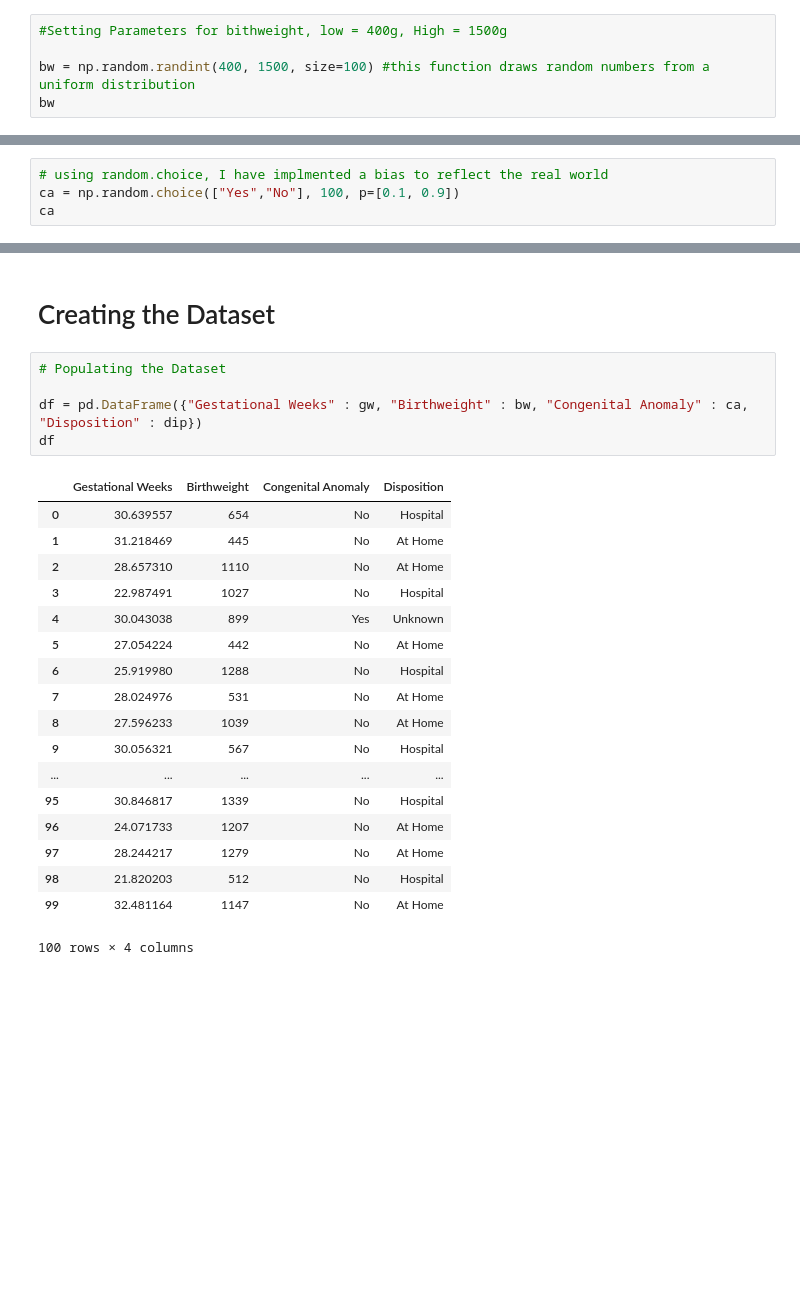
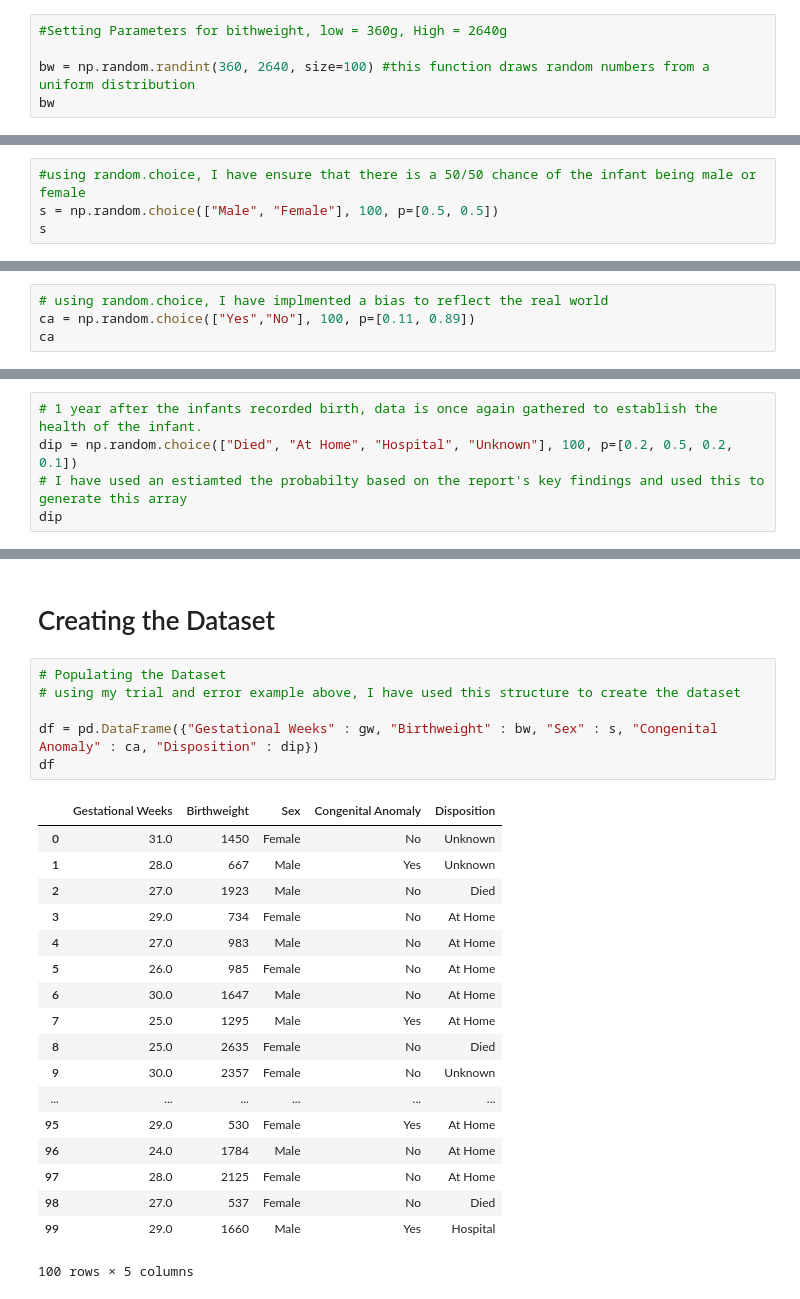
Before and after one commit to ClaireDrummond/Programming-Project-2018, a Jupyter notebook: Model and Synthesis data using Python.ipynb, the cells around one changed output, grey strips where cells are left out. Saved outputs shown, nothing was run; the diff lists cells and outputs as text; blank space fills up the shorter version.

Commit message:
finalised the creation of the dataset

```diff
--- a/Model and Synthesis data using Python.ipynb
+++ b/Model and Synthesis data using Python.ipynb
@@ -101,6 +92,6 @@ The birth weights of very low birth weight infants ranged from
 # %%
-#Setting Parameters for bithweight, low = 400g, High = 1500g
+#Setting Parameters for bithweight, low = 360g, High = 2640g
 
-bw = np.random.randint(400, 1500, size=100) #this function draws random numbers from a uniform distribution
+bw = np.random.randint(360, 2640, size=100) #this function draws random numbers from a uniform distribution
 bw
 # %% [output]
@@ -116,0 +112,4 @@ array([ 849,  795, 1280,  559,  810, 1180,  780,  666,  778,  605,  949,
+# %%
+#using random.choice, I have ensure that there is a 50/50 chance of the infant being male or female
+s = np.random.choice(["Male", "Female"], 100, p=[0.5, 0.5])
+s
@@ -120,5 +135,5 @@ About 9% of babies have a congenital anomaly.  Does the baby have a congenital a
 # %%
 # using random.choice, I have implmented a bias to reflect the real world
-ca = np.random.choice(["Yes","No"], 100, p=[0.1, 0.9])
+ca = np.random.choice(["Yes","No"], 100, p=[0.11, 0.89])
 ca
 # %% [output]
@@ -157,0 +152,5 @@ array(['Hospital', 'At Home', 'At Home', 'Hospital', 'Unknown', 'At Home',
+# %%
+# 1 year after the infants recorded birth, data is once again gathered to establish the health of the infant.
+dip = np.random.choice(["Died", "At Home", "Hospital", "Unknown"], 100, p=[0.2, 0.5, 0.2, 0.1])
+# I have used an estiamted the probabilty based on the report's key findings and used this to generate this array
+dip
@@ -159,25 +176,26 @@ array(['Hospital', 'At Home', 'At Home', 'Hospital', 'Unknown', 'At Home',
 # Creating the Dataset
 # %%
 # Populating the Dataset
+# using my trial and error example above, I have used this structure to create the dataset
 
-df = pd.DataFrame({"Gestational Weeks" : gw, "Birthweight" : bw, "Congenital Anomaly" : ca, "Disposition" : dip})
+df = pd.DataFrame({"Gestational Weeks" : gw, "Birthweight" : bw, "Sex" : s, "Congenital Anomaly" : ca, "Disposition" : dip})
 df
 # %% [output]
-|  | Gestational Weeks | Birthweight | Congenital Anomaly | Disposition |
-| 0 | 30.639557 | 654 | No | Hospital |
-| 1 | 31.218469 | 445 | No | At Home |
-| 2 | 28.657310 | 1110 | No | At Home |
-| 3 | 22.987491 | 1027 | No | Hospital |
-| 4 | 30.043038 | 899 | Yes | Unknown |
-| 5 | 27.054224 | 442 | No | At Home |
-| 6 | 25.919980 | 1288 | No | Hospital |
-| 7 | 28.024976 | 531 | No | At Home |
-| 8 | 27.596233 | 1039 | No | At Home |
-| 9 | 30.056321 | 567 | No | Hospital |
-| ... | ... | ... | ... | ... |
-| 95 | 30.846817 | 1339 | No | Hospital |
-| 96 | 24.071733 | 1207 | No | At Home |
-| 97 | 28.244217 | 1279 | No | At Home |
-| 98 | 21.820203 | 512 | No | Hospital |
-| 99 | 32.481164 | 1147 | No | At Home |
+|  | Gestational Weeks | Birthweight | Sex | Congenital Anomaly | Disposition |
+| 0 | 31.0 | 1450 | Female | No | Unknown |
+| 1 | 28.0 | 667 | Male | Yes | Unknown |
+| 2 | 27.0 | 1923 | Male | No | Died |
+| 3 | 29.0 | 734 | Female | No | At Home |
+| 4 | 27.0 | 983 | Male | No | At Home |
+| 5 | 26.0 | 985 | Female | No | At Home |
+| 6 | 30.0 | 1647 | Male | No | At Home |
+| 7 | 25.0 | 1295 | Male | Yes | At Home |
+| 8 | 25.0 | 2635 | Female | No | Died |
+| 9 | 30.0 | 2357 | Female | No | Unknown |
+| ... | ... | ... | ... | ... | ... |
+| 95 | 29.0 | 530 | Female | Yes | At Home |
+| 96 | 24.0 | 1784 | Male | No | At Home |
+| 97 | 28.0 | 2125 | Female | No | At Home |
+| 98 | 27.0 | 537 | Female | No | Died |
+| 99 | 29.0 | 1660 | Male | Yes | Hospital |
-100 rows × 4 columns
+100 rows × 5 columns
```
Also changed, not shown: parts of 14 cells of this notebook, 1 other file.
